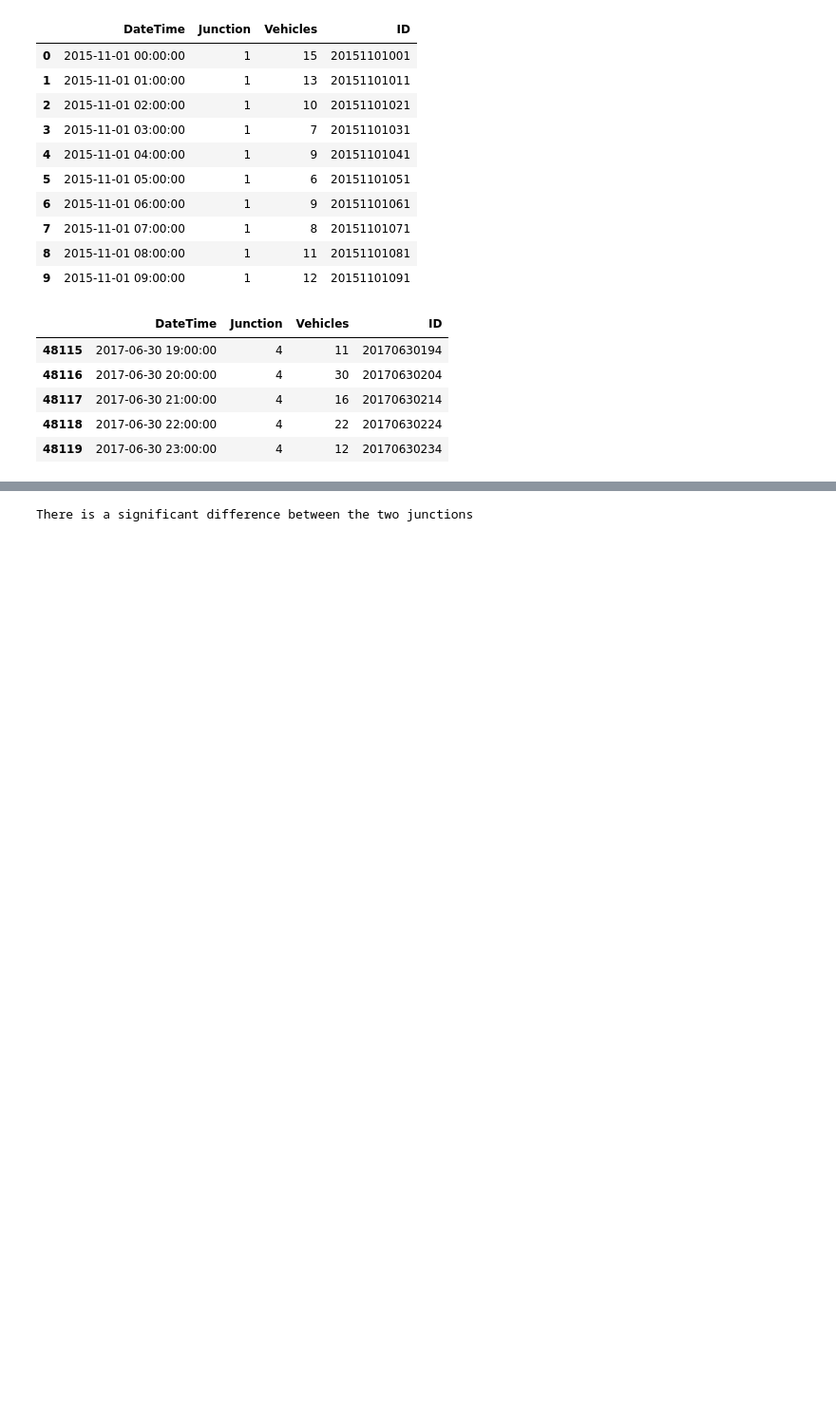
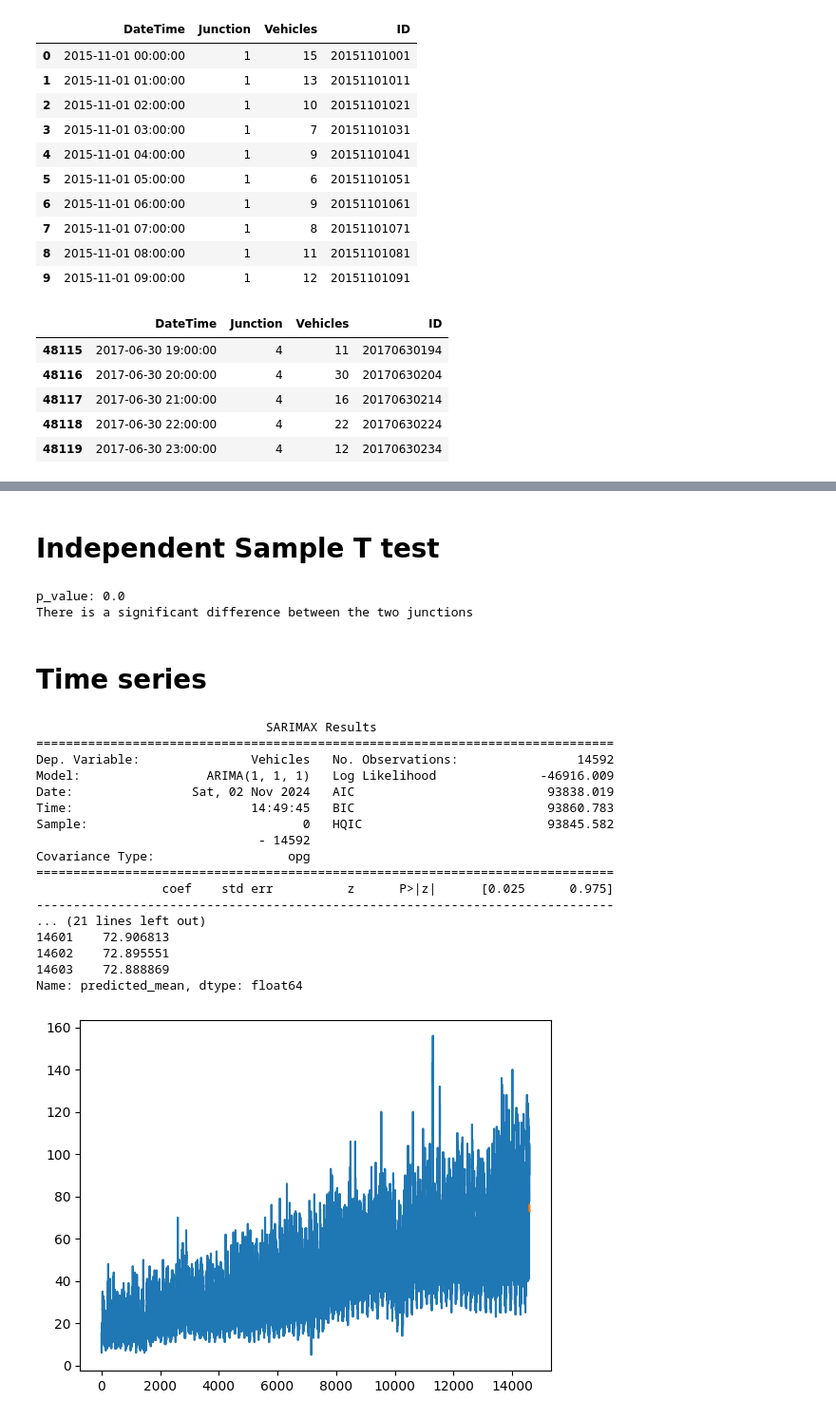
Before and after one commit to Shauun-Cheeng/Smart-City, a Jupyter notebook: smart-city-traffic-patterns.ipynb, the cells around one changed output, grey strips where cells are left out. Shown at 95% size. Saved outputs shown, nothing was run; the diff lists cells and outputs as text; code cells hidden in the pictures; blank space fills up the shorter version.

```diff
--- a/smart-city-traffic-patterns.ipynb
+++ b/smart-city-traffic-patterns.ipynb
@@ -107,3 +148,5 @@ plt.show()
+# %% [markdown]
+# Independent Sample T test
 # %%
 import pandas as pd
 from scipy import stats
@@ -114,6 +157,7 @@ junc3 = train[train['Junction'] == 3]
 
 # Independent sample T-test
 t_stat, p_value = stats.ttest_ind(junc1['Vehicles'], junc3['Vehicles'])
+print("p_value:", p_value)
 
 # Significant difference test
 alpha = 0.05
@@ -122,4 +166,43 @@ if p_value < alpha:
 else:
     print("There is no significant difference between the two junctions")
 # %% [output]
+p_value: 0.0
 There is a significant difference between the two junctions
+# %% [markdown]
+# Time series
+# %%
+# Time series
+from statsmodels.tsa.arima.model import ARIMA
+model = ARIMA(y[train['Junction'] == 1], order=(1,1,1))
+model_fit = model.fit()
+# %%
+# Show model abstract
+print(model_fit.summary())
+
+# Make prediction
+forecast = model_fit.forecast(steps=12)
+print(forecast)
+
+# Visible
+plt.plot(y[train['Junction'] == 1], label='observed')
+plt.plot(forecast, label='forecast')
+plt.show()
+# %% [output]
+                               SARIMAX Results
+==============================================================================
+Dep. Variable:               Vehicles   No. Observations:                14592
+Model:                 ARIMA(1, 1, 1)   Log Likelihood              -46916.009
+Date:                Sat, 02 Nov 2024   AIC                          93838.019
+Time:                        14:49:45   BIC                          93860.783
+Sample:                             0   HQIC                         93845.582
+                              - 14592
+Covariance Type:                  opg
+==============================================================================
+                 coef    std err          z      P>|z|      [0.025      0.975]
+------------------------------------------------------------------------------
+... (21 lines left out)
+14601    72.906813
+14602    72.895551
+14603    72.888869
+Name: predicted_mean, dtype: float64
+[figure, added]
```
Also changed, not shown: parts of 15 cells of this notebook.
